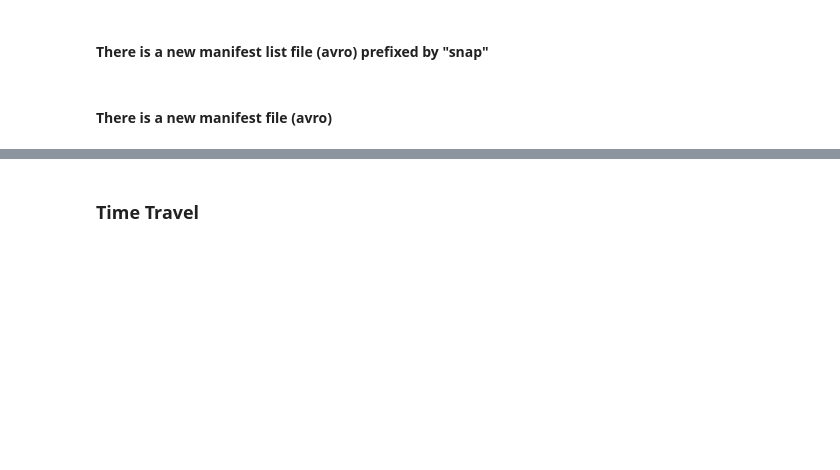
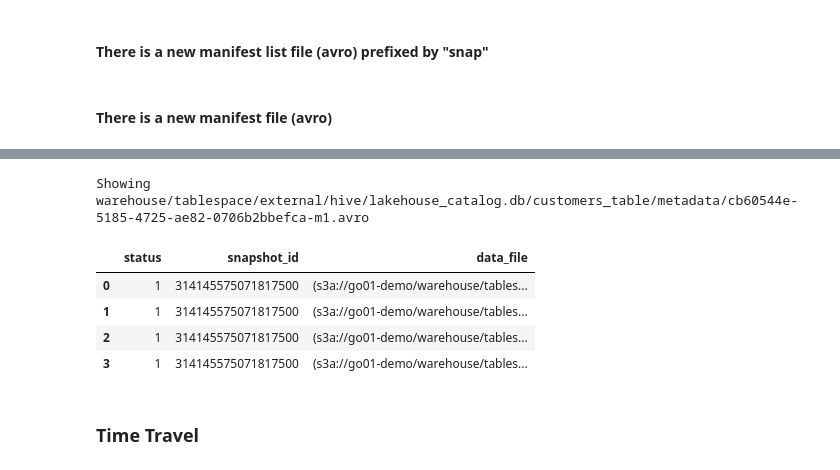
Before and after one commit to pdefusco/CDP_Lakehouse_ACE_HOL, a Jupyter notebook: cml/01_Iceberg_Architecture.ipynb, the cells around one changed output, grey strips where cells are left out. Drawn from its saved outputs; the diff is of its cells as text; code cells hidden in the pictures; blank space fills up the shorter version.

```diff
--- a/cml/01_Iceberg_Architecture.ipynb
+++ b/cml/01_Iceberg_Architecture.ipynb
@@ -350,3 +408,13 @@ warehouse/tablespace/external/hive/lakehouse_catalog.db/customers_table/metadata
+# %%
+print("Showing " + metadata_file_list[5])
+spark.read.format("avro").load("s3a://go01-demo/" + metadata_file_list[5]).toPandas()
+# %% [output]
+Showing warehouse/tablespace/external/hive/lakehouse_catalog.db/customers_table/metadata/cb60544e-5185-4725-ae82-0706b2bbefca-m1.avro
+|  | status | snapshot_id | data_file |
+| 0 | 1 | 314145575071817500 | (s3a://go01-demo/warehouse/tables... |
+| 1 | 1 | 314145575071817500 | (s3a://go01-demo/warehouse/tables... |
+| 2 | 1 | 314145575071817500 | (s3a://go01-demo/warehouse/tables... |
+| 3 | 1 | 314145575071817500 | (s3a://go01-demo/warehouse/tables... |
 # %% [markdown]
 ### Time Travel
 # %%
```
Also changed, not shown: parts of 23 cells of this notebook, 1 other file.
